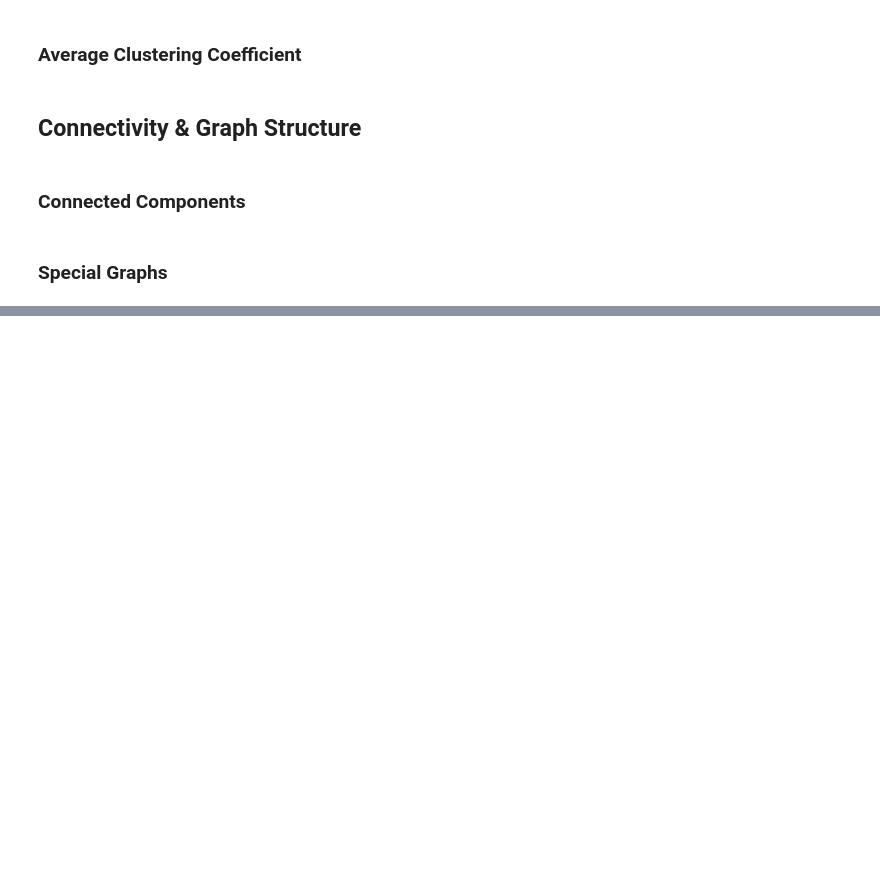
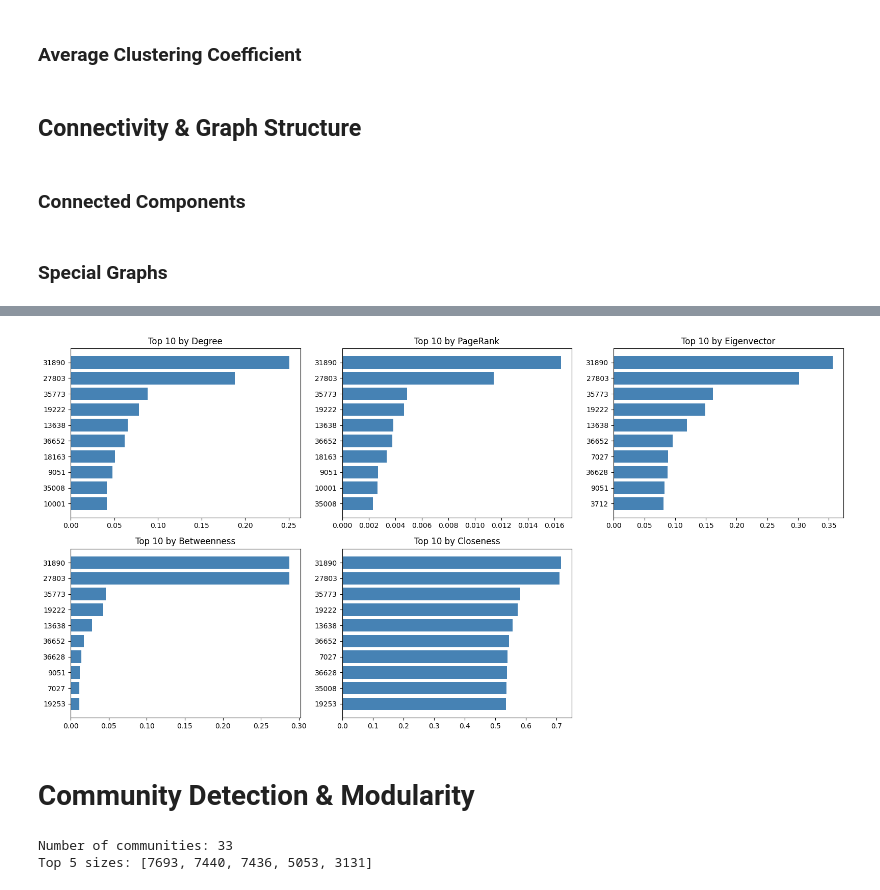
Before and after one commit to GehadHelmy/github_SNA, a Jupyter notebook: Project_SNA.ipynb, the cells around one changed output, grey strips where cells are left out. Cells and saved outputs as stored; diff of their text form; code cells hidden in the pictures; blank space fills up the shorter version.

```diff
--- a/Project_SNA.ipynb
+++ b/Project_SNA.ipynb
@@ -415,0 +454,15 @@ display(special_graphs_df)
+# %%
+G_filtered = G.subgraph(filtered_nodes).copy()
+# %%
+betweenness = nx.betweenness_centrality(G_filtered)
+# %%
+closeness = nx.closeness_centrality(G_filtered)
+# %%
+results_df = pd.DataFrame({
+    'Node': list(G_filtered.nodes()),
+    'Degree': [degree[n] for n in G_filtered.nodes()],
+    'PageRank': [pagerank[n] for n in G_filtered.nodes()],
+    'Eigenvector': [eigenvector[n] for n in G_filtered.nodes()],
+    'Betweenness': [betweenness[n] for n in G_filtered.nodes()],
+    'Closeness': [closeness[n] for n in G_filtered.nodes()]
+})
@@ -415,0 +479,23 @@ display(special_graphs_df)
+# %%
+cols = ['Degree', 'PageRank', 'Eigenvector', 'Betweenness', 'Closeness']
+fig, axes = plt.subplots(2, 3, figsize=(16, 8))
+for ax, col in zip(axes.ravel(), cols):
+    t = results_df.nlargest(10, col)
+    ax.barh(t["Node"].astype(str), t[col], color="steelblue")
+    ax.invert_yaxis(); ax.set_title(f"Top 10 by {col}")
+axes.ravel()[-1].axis("off")
+plt.tight_layout(); plt.show()
+# %% [output]
+[figure, added]
+# %% [markdown]
+# **Community Detection & Modularity**
+# %%
+communities = nx_comm.louvain_communities(G, seed=42)
+print("Number of communities:", len(communities))
+print("Top 5 sizes:", sorted(map(len, communities), reverse=True)[:5])
+
+node_comm = {n: i for i, c in enumerate(communities) for n in c}
+centrality_df["Community"] = centrality_df["Node"].map(node_comm)
+# %% [output]
+Number of communities: 33
+Top 5 sizes: [7693, 7440, 7436, 5053, 3131]
```
Also changed, not shown: parts of 14 cells of this notebook.
